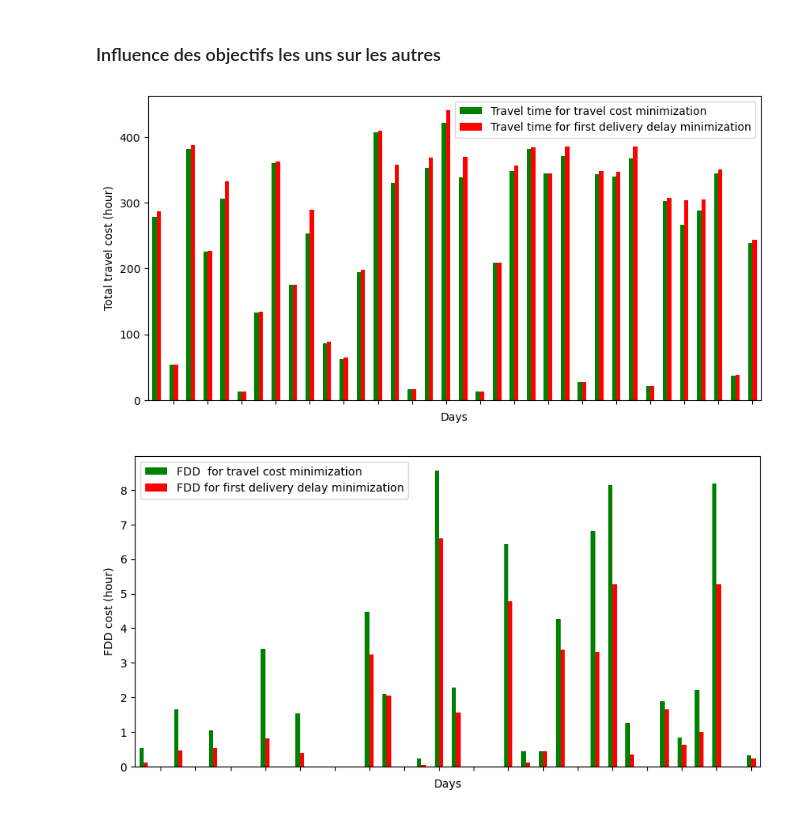
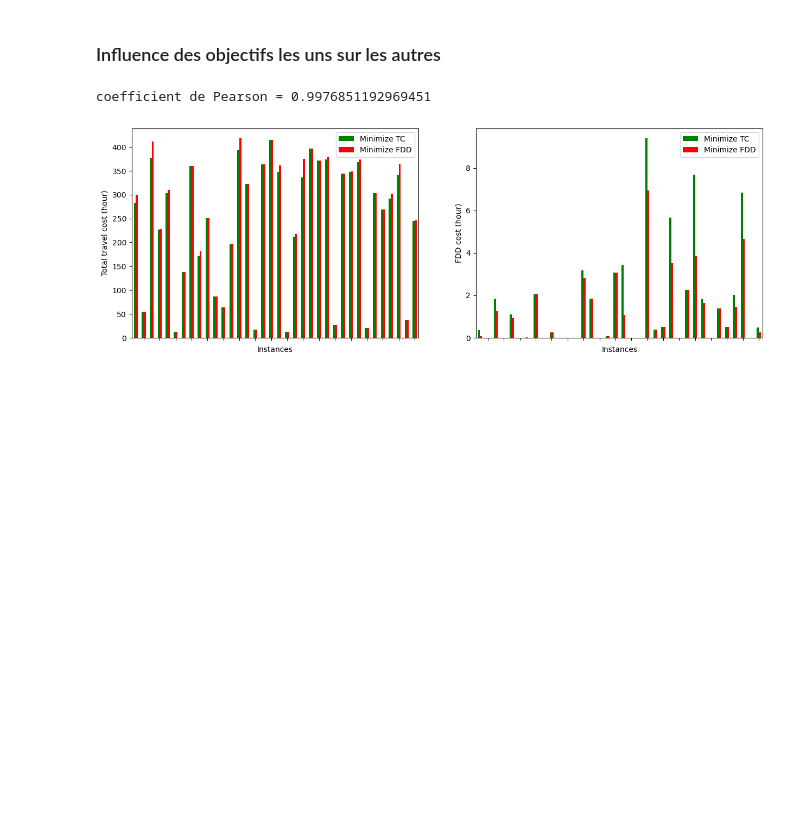
Before and after one commit to aliousmane/concrete-delivery-problem, a Jupyter notebook: result/cq/results_cq.ipynb, the cells around one changed output. Saved outputs shown, nothing was run; the diff lists cells and outputs as text; code cells hidden in the pictures; blank space fills up the shorter version.

```diff
--- a/result/cq/results_cq.ipynb
+++ b/result/cq/results_cq.ipynb
@@ -438,34 +548,39 @@ t1
 # %% [markdown]
 ### Influence des objectifs les uns sur les autres
 # %%
-my_results = pd.read_csv("results_lambda.csv",sep=';')
+my_results = pd.read_csv("results_gamma.csv",sep=';')
 my_results = my_results[my_results['INTRA_ORDER_DELIVERY']==20]
 my_results['travelCost'] = my_results['travelCost'].apply(lambda x: x/60)
 my_results['firstDeliveryCost'] = my_results['firstDeliveryCost'].apply(lambda x: x/60)
 my_results = my_results[my_results['undeliveredCost']<0.5]
 travel = my_results.loc[my_results.groupby(by=['Name'])['travelCost'].idxmin()]
 first = my_results.loc[my_results.groupby(by=['Name'])['firstDeliveryCost'].idxmin()]
 
-fig, axes = plt.subplots(nrows=1, ncols=1, figsize=(10, 5))
+fig, axes = plt.subplots(nrows=1, ncols=2, figsize=(15, 5))
 travel = travel[['Name','travelCost','firstDeliveryCost']]
 first = first[['Name','travelCost','firstDeliveryCost']]
 travel.rename(columns={'travelCost':'TC1','firstDeliveryCost':'FDD1'},inplace=True)
 first.rename(columns={'travelCost':'TC2','firstDeliveryCost':'FDD2'},inplace=True)
 df = pd.merge(left=travel,right=first,on='Name')
-df.plot(x='Name',y=['TC1','TC2'],kind='bar',xlabel='',color={'TC1':'green','TC2':'red'}, ax=axes)
-axes.set_xlabel(xlabel='Days')
-axes.set_ylabel(ylabel='Total travel cost (hour)')
-axes.legend(['Travel time for travel cost minimization','Travel time for first delivery delay minimization'])
-axes.set_xticks(ticks=np.arange(1,36,2),labels='')
-fig.savefig('travel.pdf')
-fig, axes = plt.subplots(nrows=1, ncols=1, figsize=(10, 5))
-df.plot(x='Name',y=['FDD1','FDD2'],kind='bar',xlabel='',color={'FDD1':'green','FDD2':'red'}, ax=axes)
-axes.set_xlabel(xlabel='Days')
-axes.set_ylabel(ylabel='FDD cost (hour)')
-axes.legend(['FDD  for travel cost minimization','FDD for first delivery delay minimization'])
-axes.set_xticks(ticks=np.arange(1,36,2),labels='')
-fig.savefig('FDD.pdf')
+df.plot(x='Name',y=['TC1','TC2'],kind='bar',xlabel='',color={'TC1':'green','TC2':'red'}, ax=axes[0])
+axes[0].set_xlabel(xlabel='Instances')
+axes[0].set_ylabel(ylabel='Total travel cost (hour)')
+axes[0].legend(['Minimize TC','Minimize FDD'])
+axes[0].set_xticks(ticks=np.arange(1,36,2),labels='')
+# fig.savefig('travel.pdf')
+# fig, axes = plt.subplots(nrows=1, ncols=1, figsize=(10, 5))
+df.plot(x='Name',y=['FDD1','FDD2'],kind='bar',xlabel='',color={'FDD1':'green','FDD2':'red'}, ax=axes[1])
+axes[1].set_xlabel(xlabel='Instances')
+axes[1].set_ylabel(ylabel='FDD cost (hour)')
+axes[1].legend(['Minimize TC','Minimize FDD'])
+axes[1].set_xticks(ticks=np.arange(1,36,2),labels='')
+fig.savefig('Trav_FDD.pdf')
+
+x = df['TC2']
+y = df['TC1']
+coeff_pearson,_ = pearsonr(x,y)
+print("coefficient de Pearson = {}".format(coeff_pearson))
 # %% [output]
+coefficient de Pearson = 0.9976851192969451
-[figure, old version]
+[figure, new version]
-[figure, removed]
 # %%
```
Also changed, not shown: parts of 9 cells of this notebook, 19 other files.
